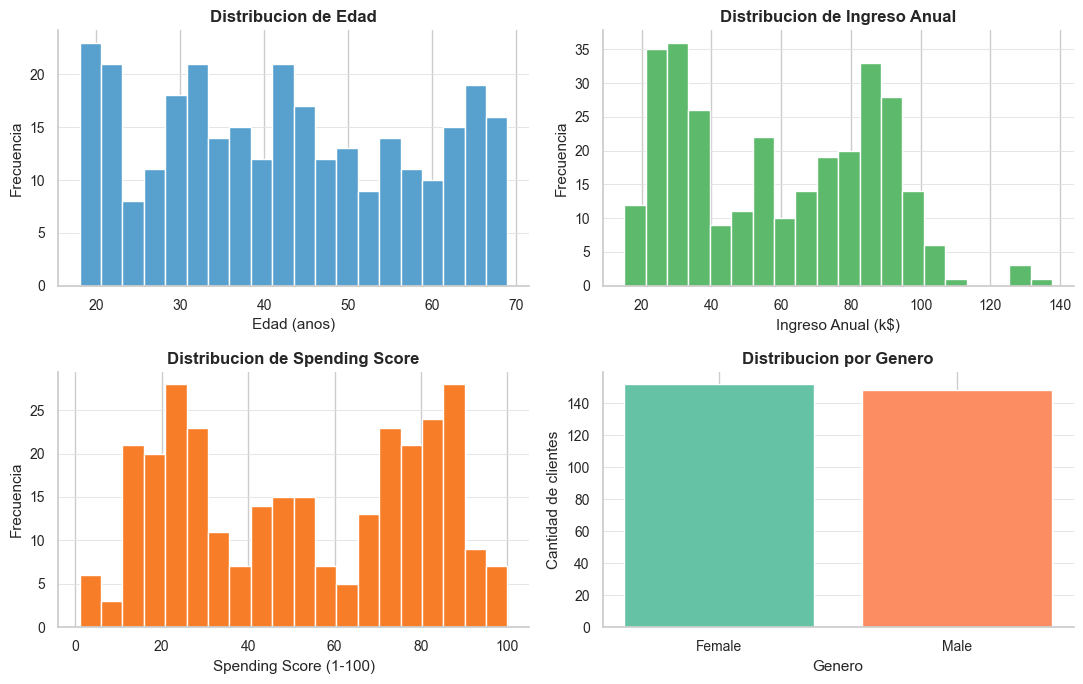
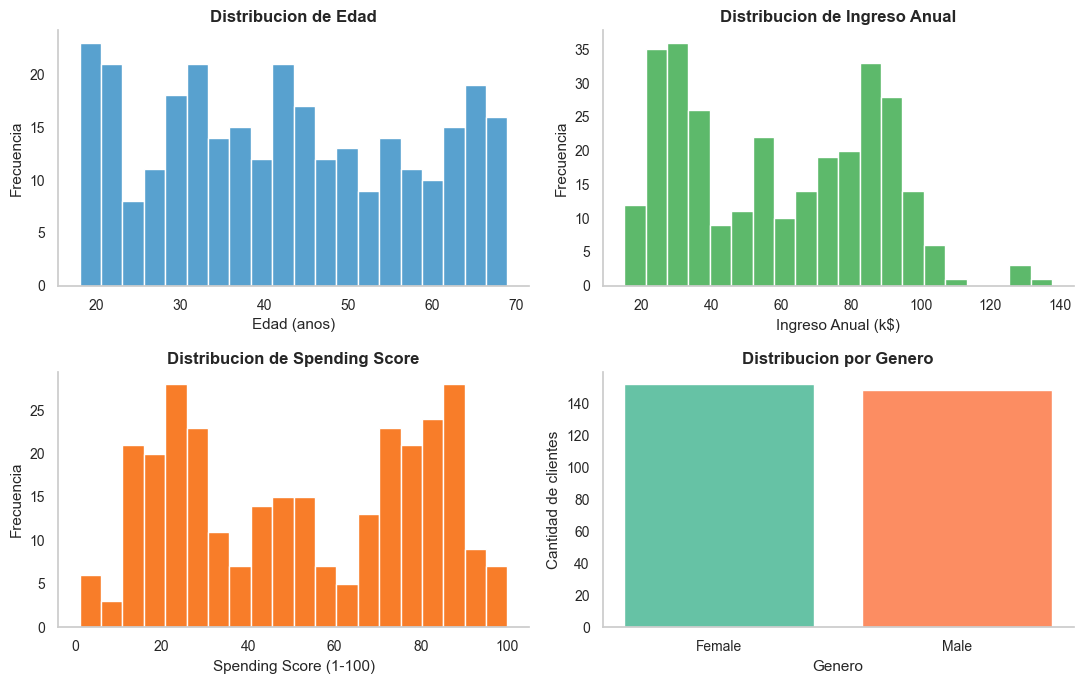
The change to this notebook cell's code, shown as a diff; its figure went from the first image to the second:
--- before
+++ after
@@ -33,6 +33,5 @@
 for ax in axes.flat:
     ax.spines[["top", "right"]].set_visible(False)
-    ax.yaxis.grid(True, color='#E0E0E0', linewidth=0.6)
-    ax.set_axisbelow(True)
+    ax.grid(False)
 
 plt.tight_layout()

Commit: NB2: elimina cuadricula de histogramas, actualiza markdown coherente